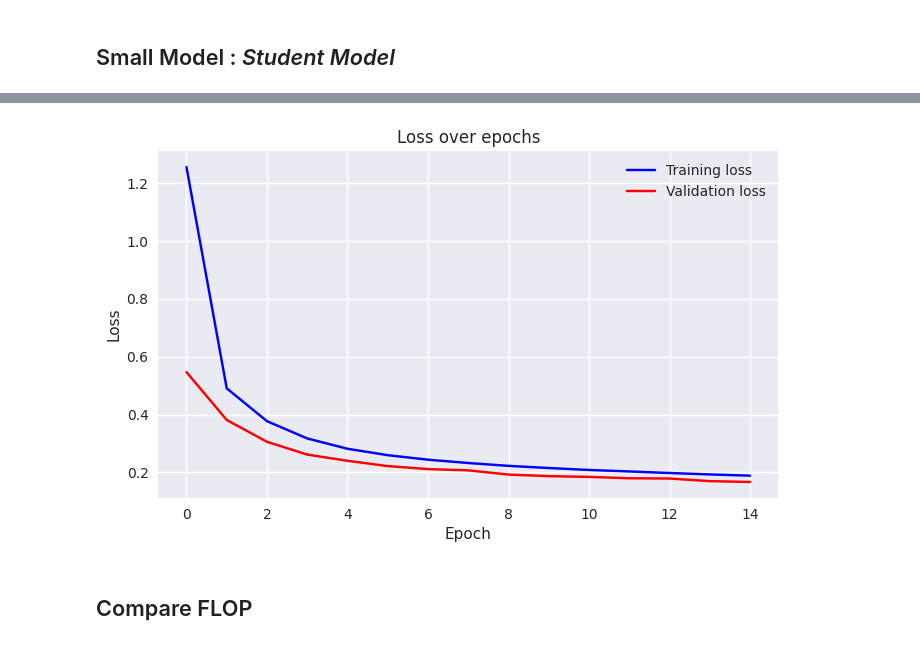
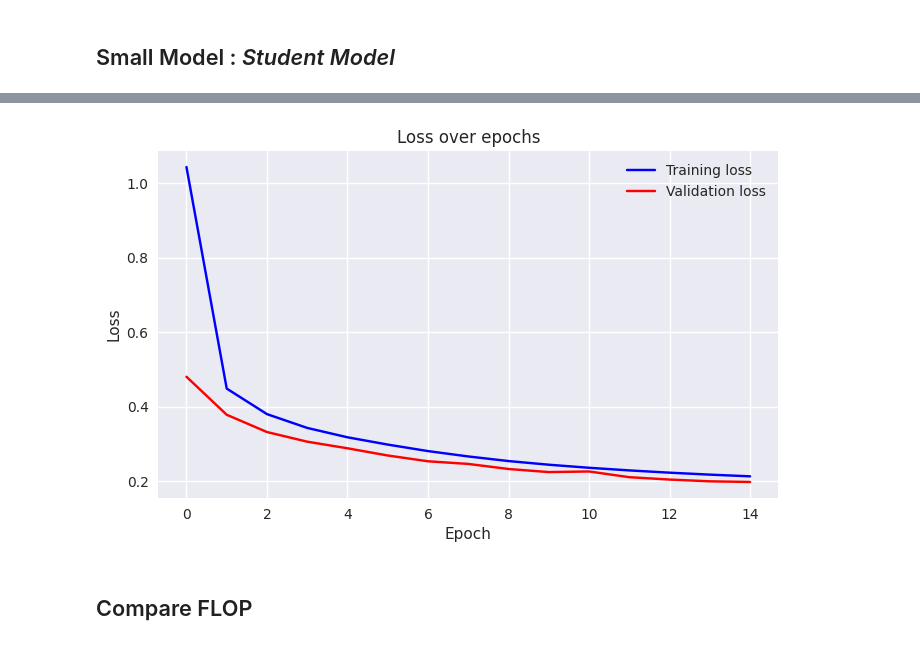
Before and after one commit to gamecicn/ECE661_FinalProject, a Jupyter notebook: notebooks/question1.ipynb, the cells around one changed output, grey strips where cells are left out. Saved outputs shown, nothing was run; the diff lists cells and outputs as text; code cells hidden in the pictures.

```diff
--- a/notebooks/question1.ipynb
+++ b/notebooks/question1.ipynb
@@ -302,7 +302,7 @@ class StudentNet(nn.Module):
             nn.AvgPool2d(2, stride=2),
             nn.Conv2d(1, 2, 5, padding=0),
             nn.ReLU(),
-            nn.AvgPool2d(3, stride=2),
+            nn.AvgPool2d(2, stride=2),
             nn.Flatten(),
             nn.Linear(32, 10),
         )
@@ -342,4 +342,4 @@ model_s, optimizer, _ = training_loop(model_s, criterion, optimizer, train_loade
-[figure, old version]
+[figure, new version]
 # %% [markdown]
 ## Compare FLOP
 # %%
```
Also changed, not shown: parts of 8 cells of this notebook.
